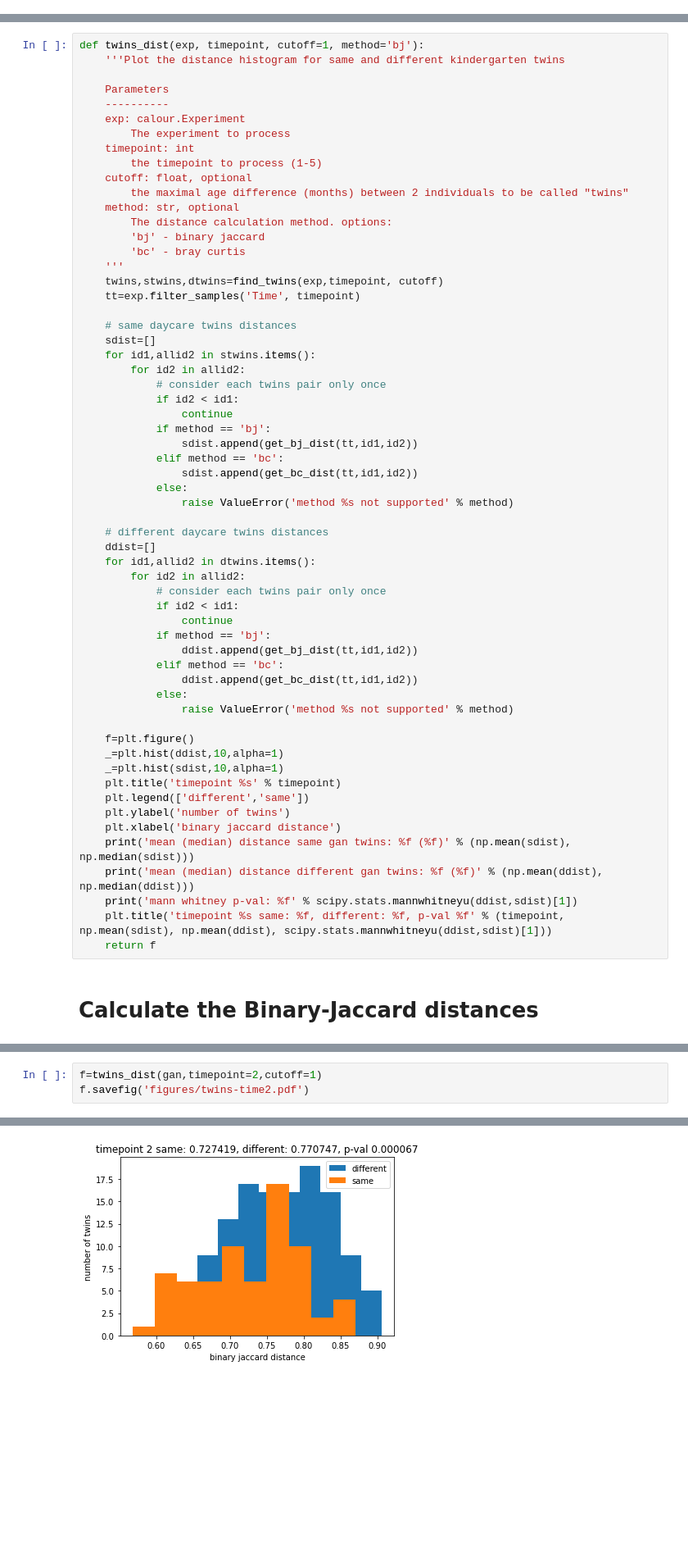
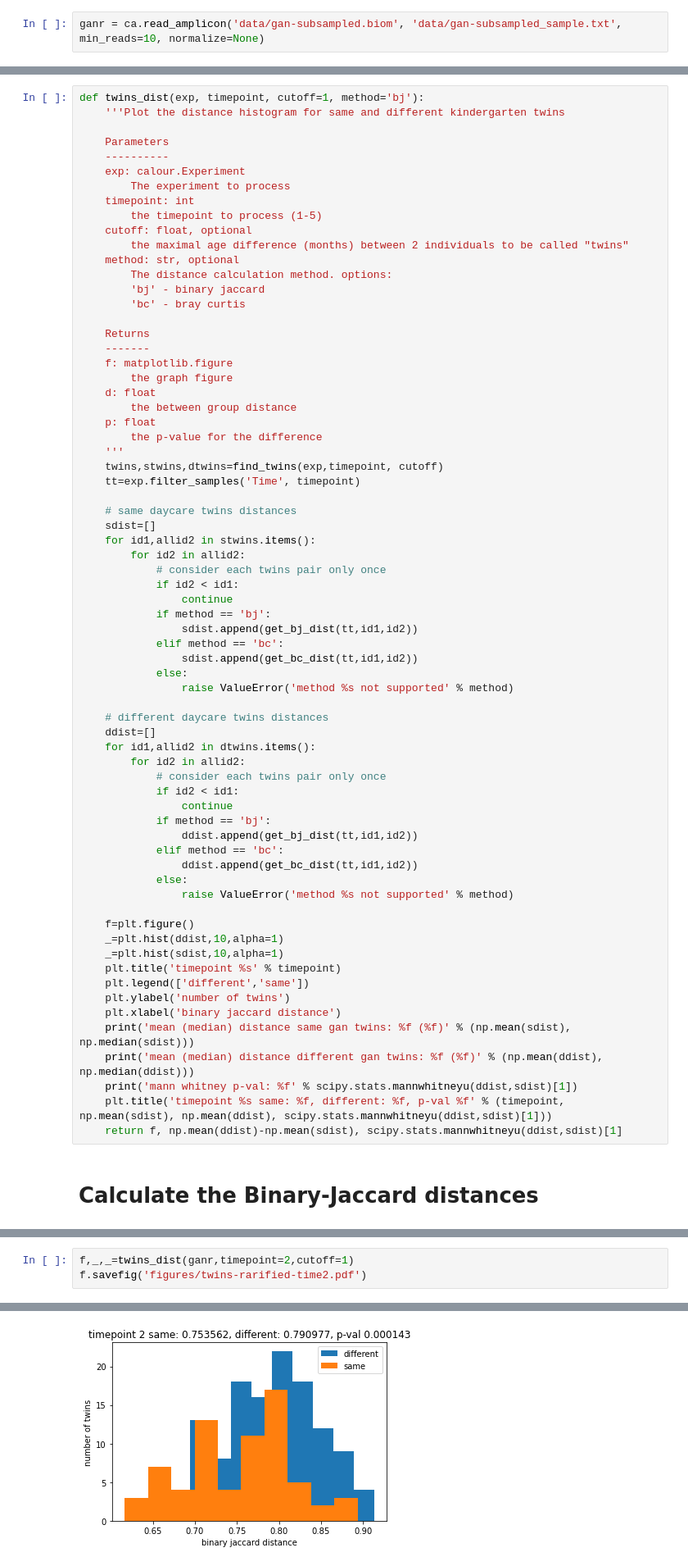
Before and after one commit to amnona/paper-daycare, a Jupyter notebook: kg-twins.ipynb, the cells around one changed output, grey strips where cells are left out. Shown at 82% size. Saved outputs shown, nothing was run; the diff lists cells and outputs as text; blank space fills up the shorter version.

Commit message:
add rarefaction analysis to twins distances

```diff
--- a/kg-twins.ipynb
+++ b/kg-twins.ipynb
@@ -34,0 +39,2 @@ gan = ca.read_amplicon('data/gan-normalized.biom', 'data/gan-normalized_sample.t
+# %%
+ganr = ca.read_amplicon('data/gan-subsampled.biom', 'data/gan-subsampled_sample.txt', min_reads=10, normalize=None)
@@ -167,6 +177,15 @@ def twins_dist(exp, timepoint, cutoff=1, method='bj'):
         The distance calculation method. options:
         'bj' - binary jaccard
         'bc' - bray curtis
+
+    Returns
+    -------
+    f: matplotlib.figure
+        the graph figure
+    d: float
+        the between group distance
+    p: float
+        the p-value for the difference
     '''
     twins,stwins,dtwins=find_twins(exp,timepoint, cutoff)
     tt=exp.filter_samples('Time', timepoint)
@@ -210,7 +229,7 @@ def twins_dist(exp, timepoint, cutoff=1, method='bj'):
     print('mean (median) distance different gan twins: %f (%f)' % (np.mean(ddist), np.median(ddist)))
     print('mann whitney p-val: %f' % scipy.stats.mannwhitneyu(ddist,sdist)[1])
     plt.title('timepoint %s same: %f, different: %f, p-val %f' % (timepoint, np.mean(sdist), np.mean(ddist), scipy.stats.mannwhitneyu(ddist,sdist)[1]))
-    return f
+    return f, np.mean(ddist)-np.mean(sdist), scipy.stats.mannwhitneyu(ddist,sdist)[1]
 # %% [markdown]
 # Calculate the Binary-Jaccard distances
 # %%
@@ -228,6 +247,6 @@ mann whitney p-val: 0.148446
 # %%
-f=twins_dist(gan,timepoint=2,cutoff=1)
-f.savefig('figures/twins-time2.pdf')
+f,_,_=twins_dist(ganr,timepoint=2,cutoff=1)
+f.savefig('figures/twins-rarified-time2.pdf')
 # %% [output]
 processing 54 unique ids for timepoint 2
 found 52 samples with twins
@@ -239,2 +258,2 @@ mann whitney p-val: 0.000067
-[figure, old version]
+[figure, new version]
 # %%
```
Also changed, not shown: parts of 18 cells of this notebook, 5 other files.
